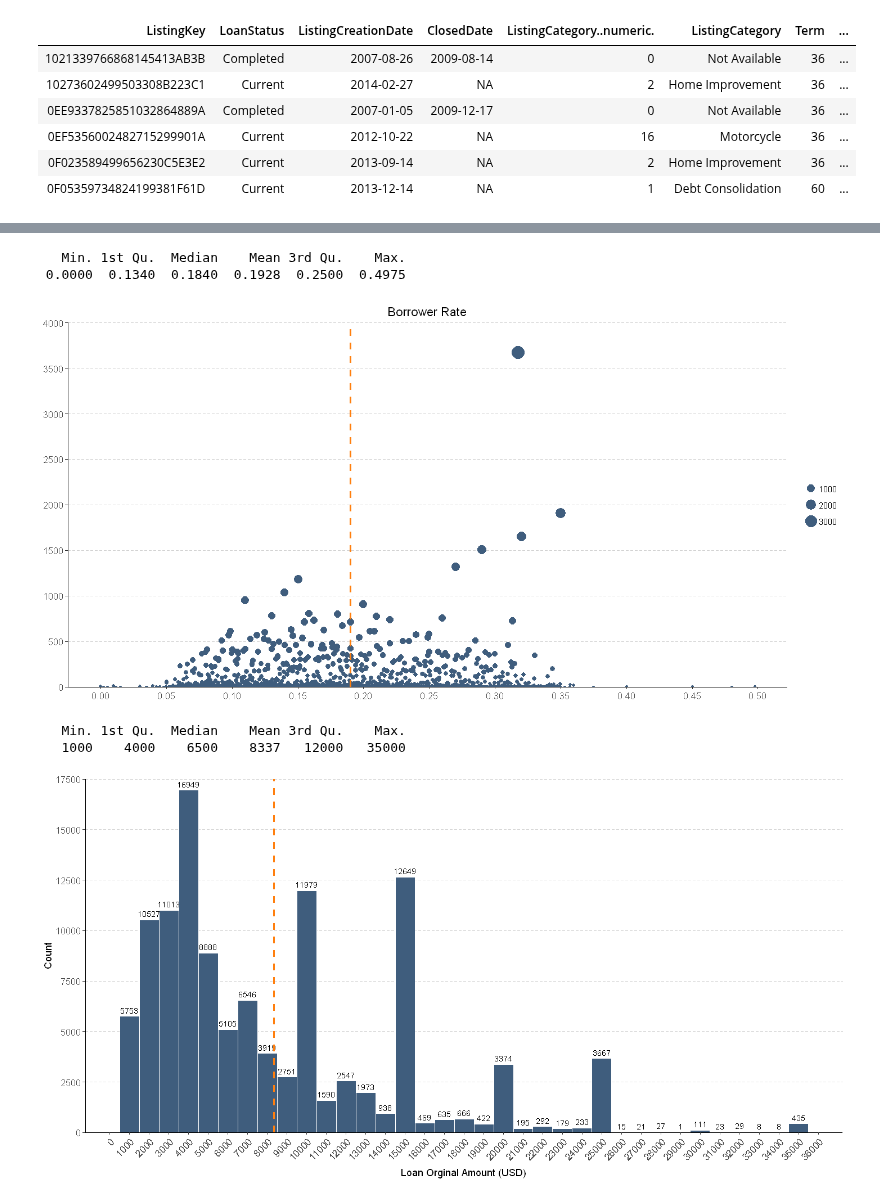
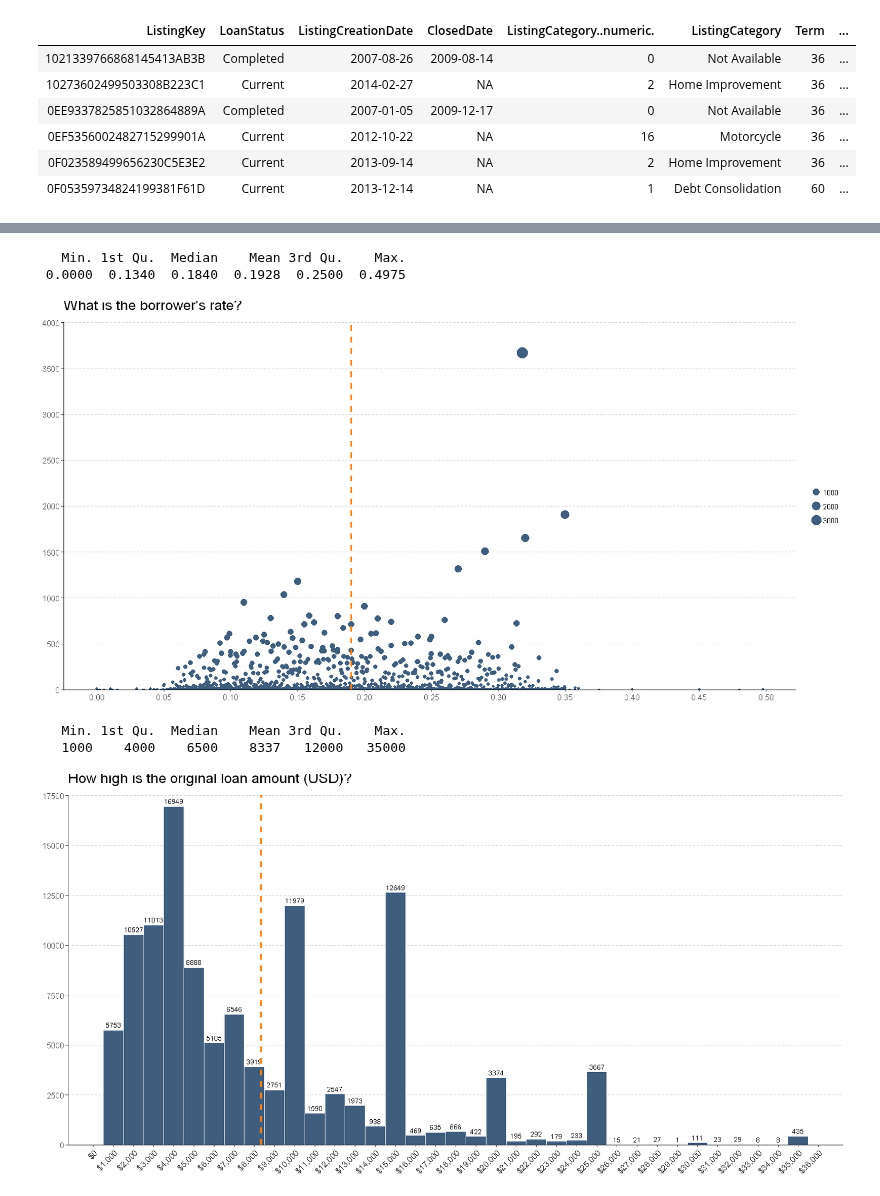
Before and after one commit to BarbaraStempien/DA--Loan-Data-from-Prosper, a Jupyter notebook: analysis.ipynb, the cells around one changed output, grey strips where cells are left out. Drawn from its saved outputs; the diff is of its cells as text; code cells hidden in the pictures.

Commit message:
feat: Finalize univariate plots

```diff
--- a/analysis.ipynb
+++ b/analysis.ipynb
@@ -33,6 +27,6 @@ library(waffle)
 # %%
 # load the prosper loan dataset
-loan_dataset <- read.csv('data/prosperLoanData.csv')
+loan_dataset <- read.csv('data/prosperLoanData.csv', na.strings=c("","NA"))
 # %%
 # display shape of dataset; rows x columns
 dim(loan_dataset)
@@ -233,6 +233,12 @@ df$IsBorrowerHomeowner <- as.logical(df$IsBorrowerHomeowner)
 # %% [output]
 False  True
 56459 57478
+# %%
+# replace NA in Occupation with Other
+df$Occupation[is.na(df$Occupation)] <- "Other"
+# %%
+# replace NA in Employment Status with Not Available
+df$EmploymentStatus[is.na(df$EmploymentStatus)] <- "Not available"
 # %%
 # display type of each variable
 str(df)
@@ -371,10 +377,10 @@ borrower_rate <- df %>% count(df$BorrowerRate) %>%
 
 ggplot(borrower_rate, aes(x = rate, y = count)) +
   geom_point(aes(size = count), color = "#3F5D7D") +
-  labs(title = "Borrower Rate") +
   scale_y_continuous(limits = c(0,4000), breaks = seq(0, 4000, 500), expand = c(0,0)) +
   scale_x_continuous(breaks = seq(0, 0.5, 0.05)) +
-  theme(plot.title = element_text(hjust = 0.5),
+  labs(title="What is the borrower's rate?") +
+  theme(plot.title = element_text(size = 18, vjust = 5),
         axis.title.x = element_blank(),
         axis.title.y = element_blank(),
         legend.title = element_blank(),
@@ -386,29 +392,30 @@ ggplot(borrower_rate, aes(x = rate, y = count)) +
 # %% [output]
    Min. 1st Qu.  Median    Mean 3rd Qu.    Max.
  0.0000  0.1340  0.1840  0.1928  0.2500  0.4975
-[figure, old version]
+[figure, new version]
 # %%
 # Loan Original Amount statistics
 summary(df$LoanOriginalAmount)
 
 # plot Loan Original Amount
 ggplot(aes(x = LoanOriginalAmount), data = df) +
   geom_histogram(binwidth = 1000, color = "#ffffff", fill = "#3F5D7D") +
   stat_bin(binwidth = 1000, aes(y=..count.., label=..count..,), geom="text", vjust=-.5, size=3) +
-  scale_x_continuous(breaks = seq(0, 36000, 1000)) +
+  scale_x_continuous(breaks = seq(0, 36000, 1000), labels=dollar_format(prefix="$")) +
   scale_y_continuous(limits = c(0,17500), breaks = seq(0, 17500, 2500), expand = c(0,0)) +
-  labs(x = "Loan Orginal Amount (USD)", y = "Count") +
-  theme(axis.title.x = element_text(vjust = -1),
-        axis.title.y = element_text(vjust = 1),
+  labs(title="How high is the original loan amount (USD)?") +
+  theme(plot.title = element_text(size = 18, vjust = 5),
+        axis.title.x = element_blank(),
+        axis.title.y = element_blank(),
         axis.text.y = element_text(size=10),
         axis.text.x = element_text(angle = 45, hjust = 1, size=10),
         panel.grid.major.y = element_line(color="#d3d3d3", linetype = "dashed", size=0.5)) +
   geom_vline(aes(xintercept = mean(LoanOriginalAmount)),
             color = "#ff7f0e", linetype = "dashed", size = 1)
 # %% [output]
    Min. 1st Qu.  Median    Mean 3rd Qu.    Max.
    1000    4000    6500    8337   12000   35000
-[figure, old version]
+[figure, new version]
 # %%
 # Monthly Loan Payment statistics
 summary(df$MonthlyLoanPayment)
```
Also changed, not shown: parts of 18 cells of this notebook.
